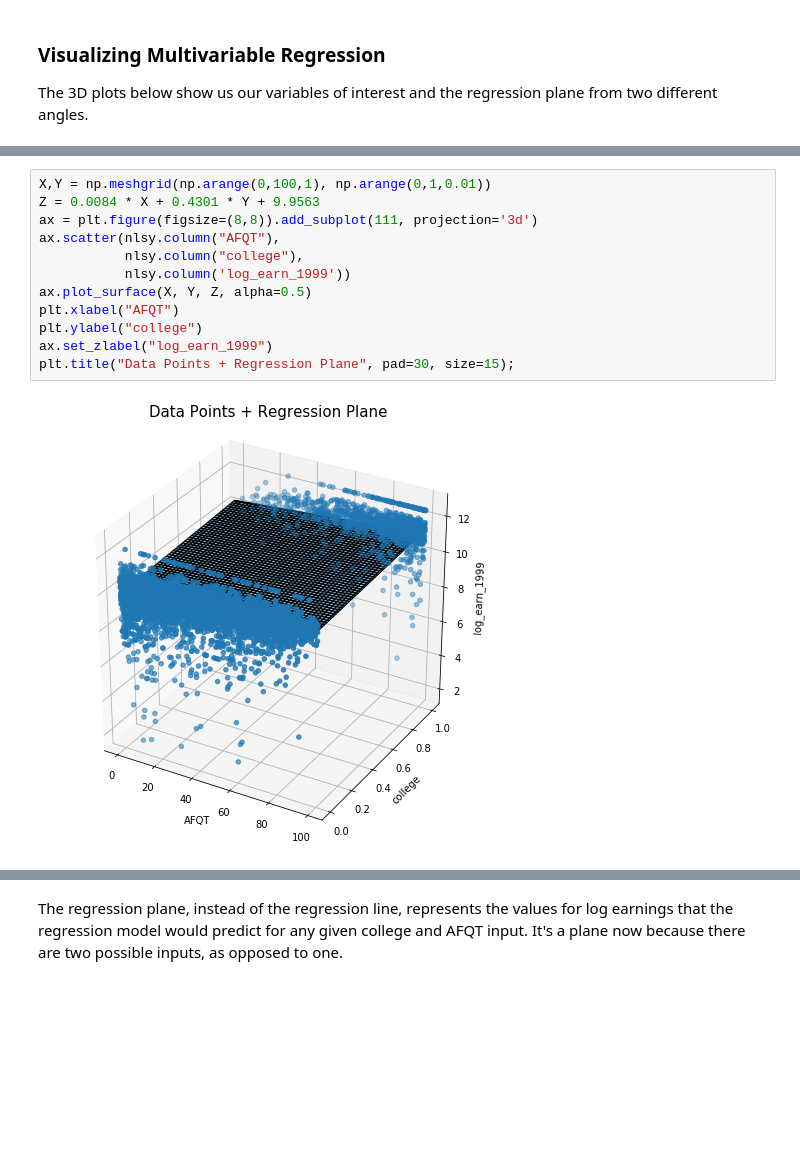
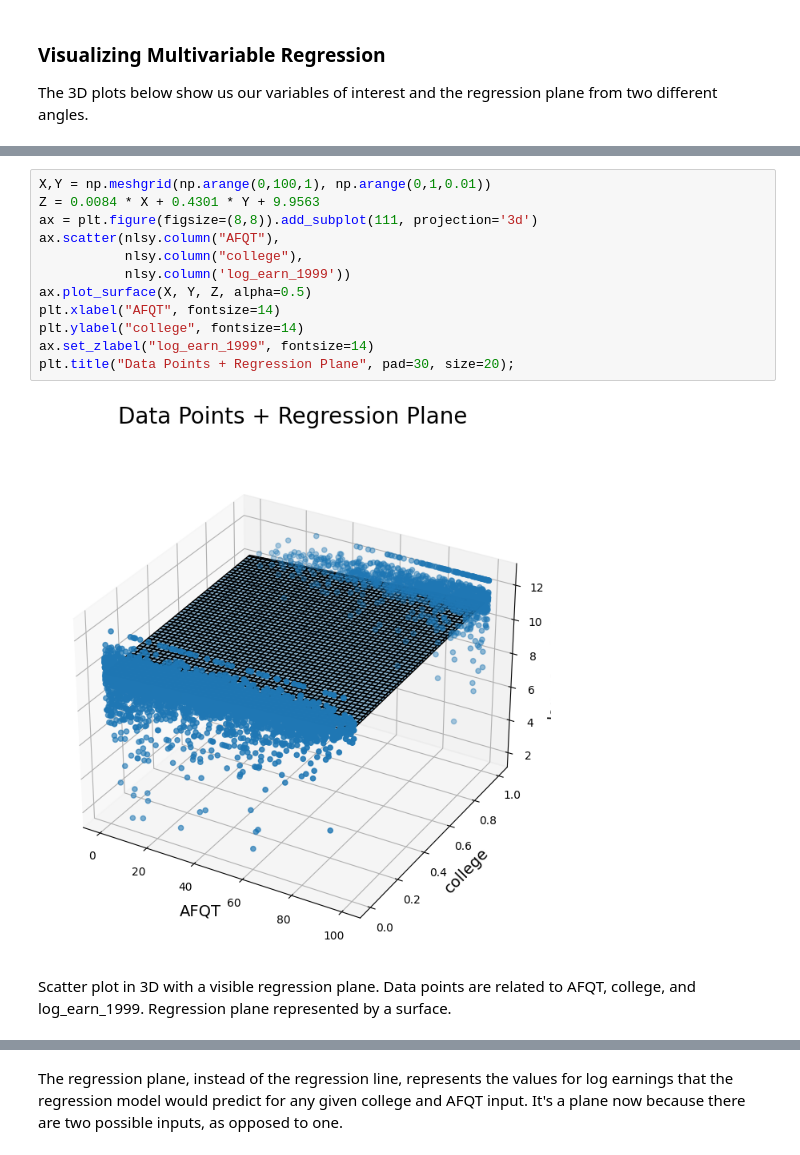
Before and after one commit to data-88e/textbook, a Jupyter notebook: content/11-econometrics/multivariable.ipynb, the cells around one changed output, grey strips where cells are left out. Cells and saved outputs as stored; diff of their text form; blank space fills up the shorter version.

```diff
--- a/content/11-econometrics/multivariable.ipynb
+++ b/content/11-econometrics/multivariable.ipynb
@@ -117,17 +119,19 @@ plt.title("Data Points", pad=30, size=15);
 # %%
 X,Y = np.meshgrid(np.arange(0,100,1), np.arange(0,1,0.01))
 Z = 0.0084 * X + 0.4301 * Y + 9.9563
 ax = plt.figure(figsize=(8,8)).add_subplot(111, projection='3d')
 ax.scatter(nlsy.column("AFQT"),
            nlsy.column("college"),
            nlsy.column('log_earn_1999'))
 ax.plot_surface(X, Y, Z, alpha=0.5)
-plt.xlabel("AFQT")
-plt.ylabel("college")
-ax.set_zlabel("log_earn_1999")
-plt.title("Data Points + Regression Plane", pad=30, size=15);
+plt.xlabel("AFQT", fontsize=14)
+plt.ylabel("college", fontsize=14)
+ax.set_zlabel("log_earn_1999", fontsize=14)
+plt.title("Data Points + Regression Plane", pad=30, size=20);
 # %% [output]
-[figure, old version]
+[figure, new version]
+# %% [markdown]
+Scatter plot in 3D with a visible regression plane. Data points are related to AFQT, college, and log_earn_1999. Regression plane represented by a surface.
 # %%
 X,Y = np.meshgrid(np.arange(0,1,0.01), np.arange(0,100,1))
 Z = 0.4301 * X + 0.0084 * Y + 9.9563
```
Also changed, not shown: parts of 6 cells of this notebook, 6 other files.
